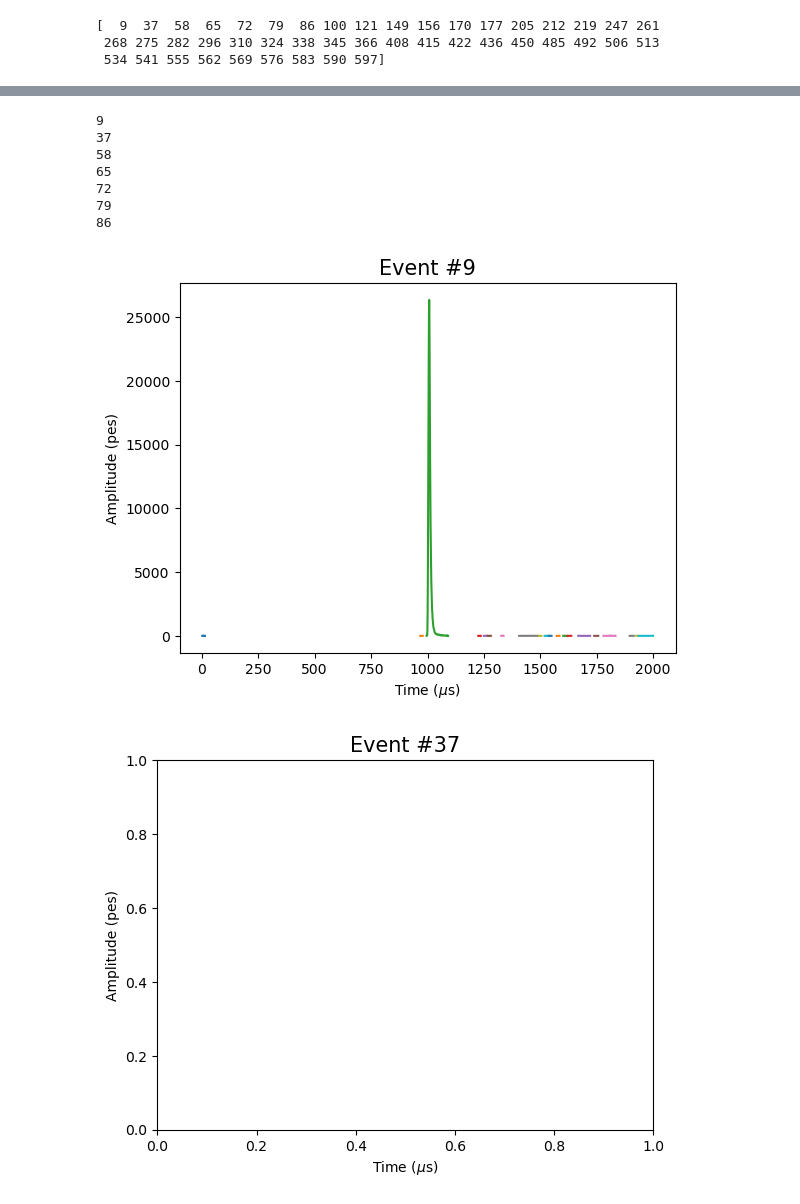
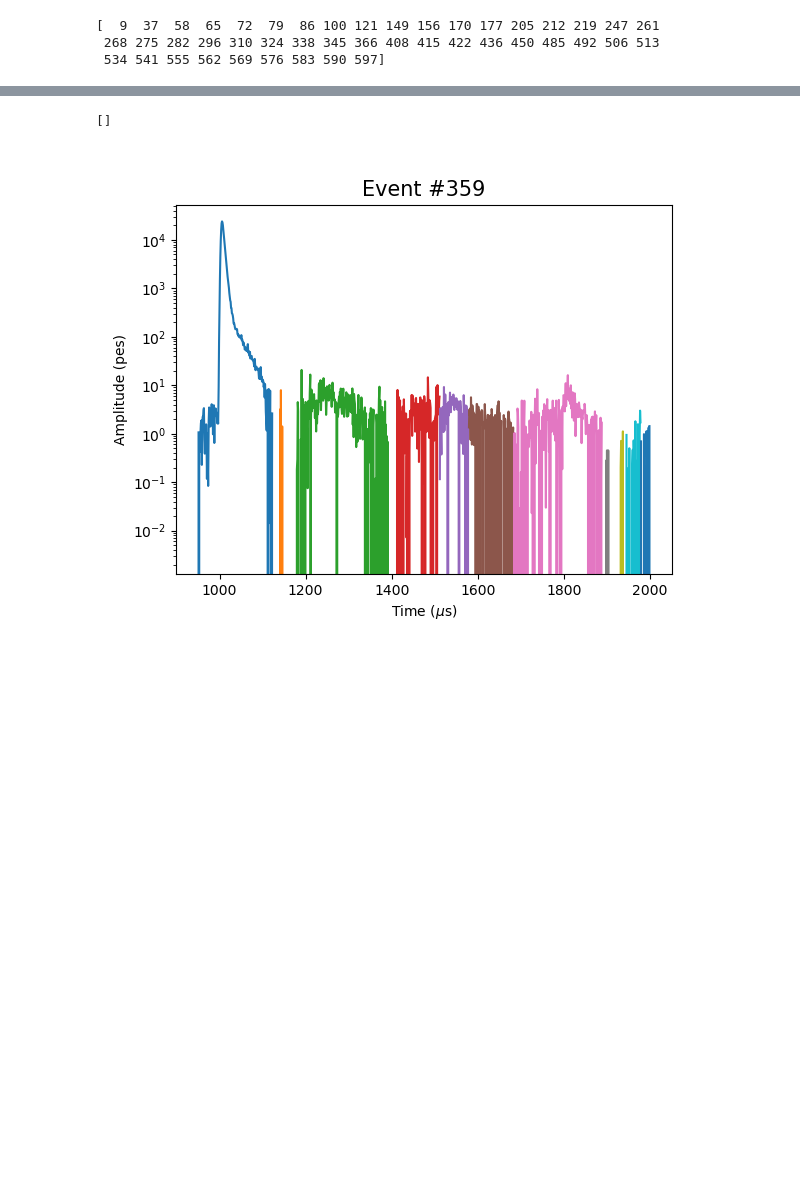
Before and after one commit to kvjmistry/DoubleBeta, a Jupyter notebook: Alphas/notebooks/PlotPmaps.ipynb, the cells around one changed output, grey strips where cells are left out. Drawn from its saved outputs; the diff is of its cells as text; code cells hidden in the pictures; blank space fills up the shorter version.

```diff
--- a/Alphas/notebooks/PlotPmaps.ipynb
+++ b/Alphas/notebooks/PlotPmaps.ipynb
@@ -43,39 +196,36 @@ print(s1_pmaps_data.event.unique())
 # %%
-%matplotlib inline
+%matplotlib widget
 s1s_data, s2s_data, s2sis, s1pmts, s2pmts = pmaps_data
 
-for index, eventid in enumerate(s1s_data.event.unique()):
-    print(eventid)
+plt.figure()
 
-    if index > 5: break
+# for index, eventid in enumerate(s1s_data.event.unique()):
+    # print(eventid)
 
-    # eventid = 100
-
-    s1s_data   = s1s_data  .loc[lambda df: df.event == eventid]
-    s2s_data   = s2s_data  .loc[lambda df: df.event == eventid]
-    # s2sis = s2sis.loc[lambda df: df.event == eventid]
-
-    plt.figure()
-
-    for _, s1 in s1s_data.groupby("peak"):
-        plt.plot(s1.time / 1e3, s1.ene) # plot the PMT-summed waveform slice
+    # if index > 5: break
 
 
-    for _, s2 in s2s_data.groupby("peak"):
-        plt.plot(s2.time / 1e3, s2.ene) # plot the PMT-summed waveform slice
+eventid = 359
+
+s1s_data   = s1s_data  .loc[lambda df: df.event == eventid]
+s2s_data   = s2s_data  .loc[lambda df: df.event == eventid]
+# s2sis = s2sis.loc[lambda df: df.event == eventid]
+
+for _, s1 in s1s_data.groupby("peak"):
+    plt.plot(s1.time / 1e3, s1.ene) # plot the PMT-summed waveform slice
 
 
-    plt.xlabel("Time ($\mu$s)")
-    plt.ylabel("Amplitude (pes)")
-    plt.title(f"Event #{eventid}", fontsize=15);
-    plt.savefig(f"../plots/pmaps/{eventid}.png")
+for _, s2 in s2s_data.groupby("peak"):
+    plt.plot(s2.time / 1e3, s2.ene) # plot the PMT-summed waveform slice
+
+
+plt.xlabel("Time ($\mu$s)")
+plt.ylabel("Amplitude (pes)")
+plt.title(f"Event #{eventid}", fontsize=15);
+plt.semilogy()
+
+    # plt.savefig(f"../plots/pmaps/{eventid}.png")
+    # plt.clf()
 # %% [output]
-9
-37
-58
-65
-72
-79
-86
+[]
-[figure, old version]
+[figure, new version]
-[figure, removed]
```
Also changed, not shown: parts of 4 cells of this notebook, 4 other files.
